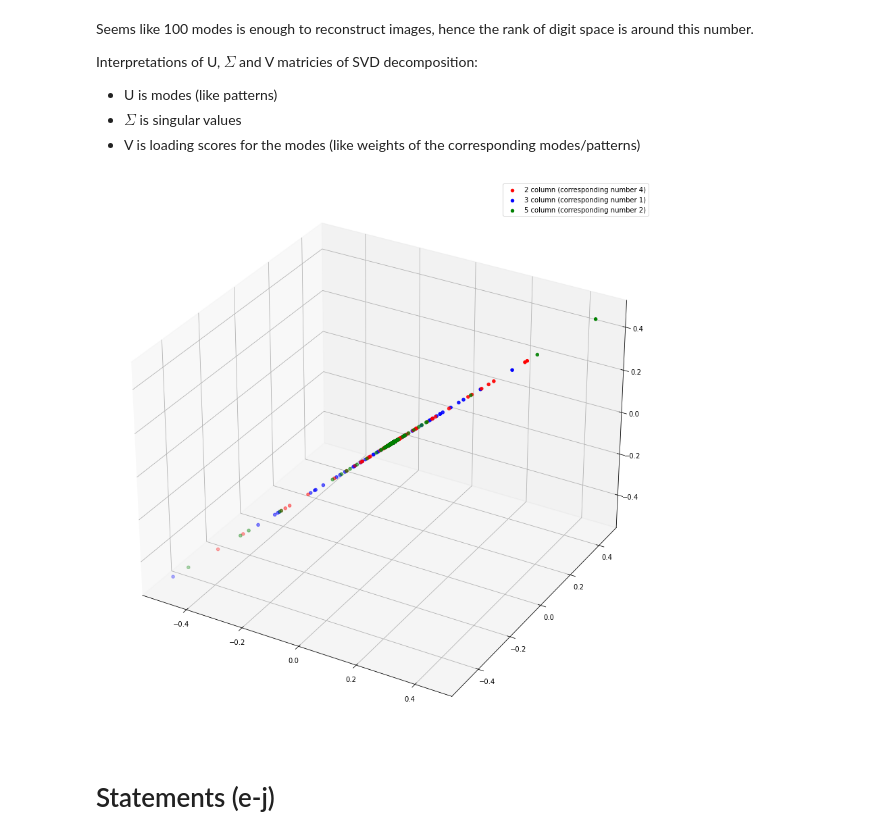
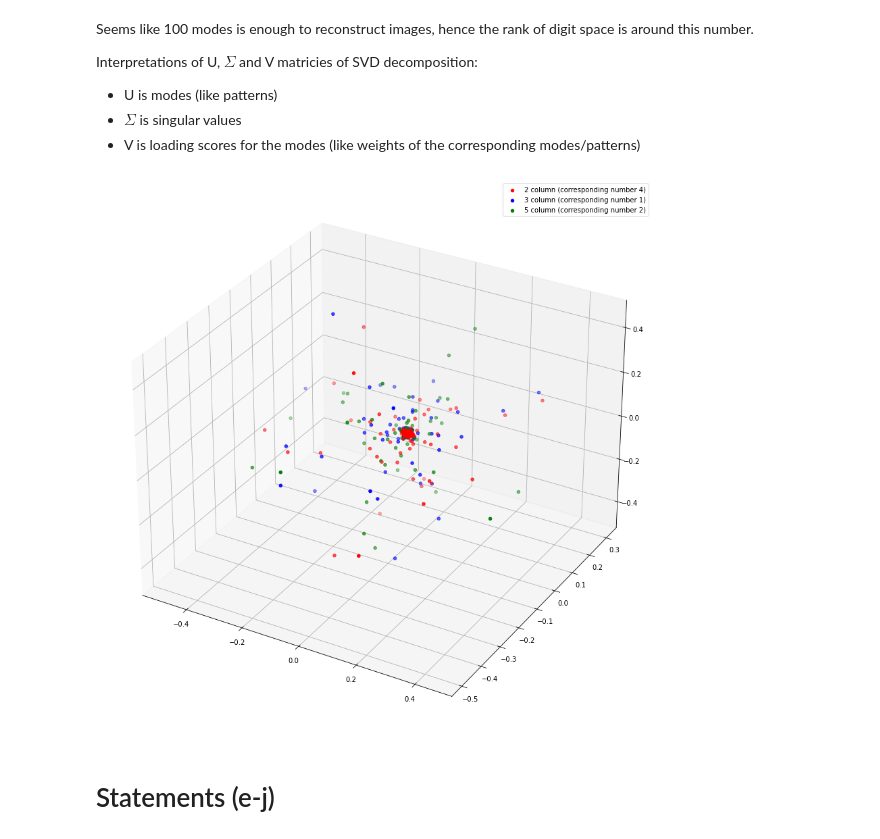
Before and after one commit to Saizt/UH-Pattern-Recognition, a Jupyter notebook: Ex 5.1/Ex 5.1.ipynb, the cells around one changed output. Cells and saved outputs as stored; diff of their text form; code cells hidden in the pictures.

```diff
--- a/Ex 5.1/Ex 5.1.ipynb
+++ b/Ex 5.1/Ex 5.1.ipynb
@@ -51,13 +52,13 @@ Interpretations of U, $\Sigma$ and V matricies of SVD decomposition:
 # %%
 # I don't understand how the task wants me to plot it
 fig = plt.figure(figsize=(15,15))
 ax = plt.axes(projection='3d')
 
-ax.scatter(vT[:,2],vT[:,2],vT[:,2], c='r', marker='o', s=20, label='2 column (corresponding number 4)')
-ax.scatter(vT[:,3],vT[:,3],vT[:,3], c='b', marker='o', s=20, label='3 column (corresponding number 1)')
-ax.scatter(vT[:,5],vT[:,5],vT[:,5], c='g', marker='o', s=20, label='5 column (corresponding number 2)')
+ax.scatter(vT[:,2],vT[:,3],vT[:,5], c='r', marker='o', s=20, label='2 column (corresponding number 4)')
+ax.scatter(vT[:,3],vT[:,2],vT[:,5], c='b', marker='o', s=20, label='3 column (corresponding number 1)')
+ax.scatter(vT[:,5],vT[:,3],vT[:,2], c='g', marker='o', s=20, label='5 column (corresponding number 2)')
 ax.legend();
 # %% [output]
-[figure, old version]
+[figure, new version]
 # %% [markdown]
 # Statements (e-j)
```
Also changed, not shown: parts of 15 cells of this notebook.
